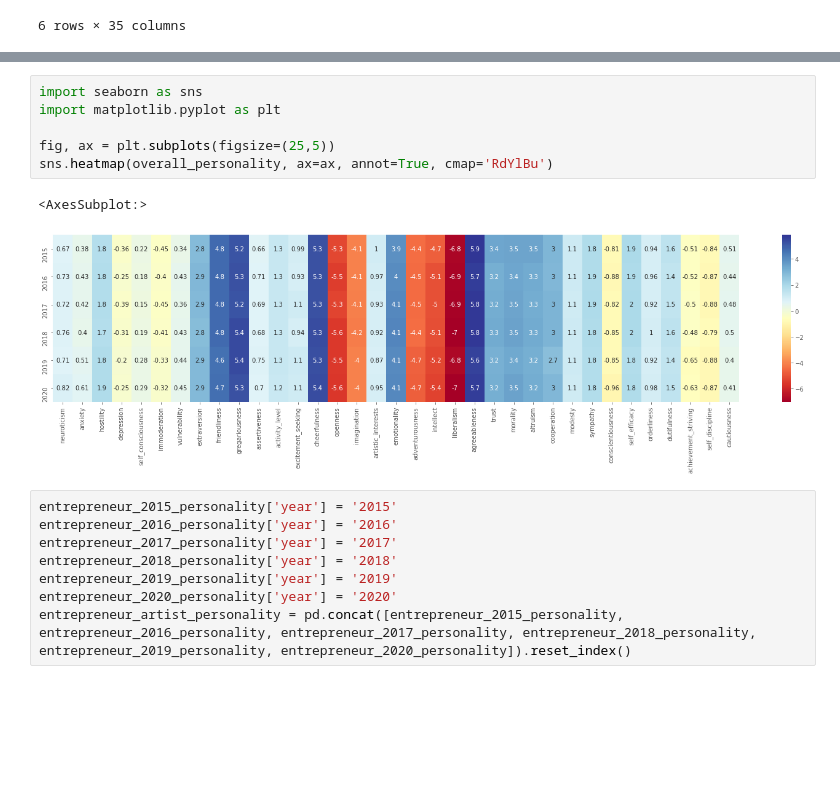
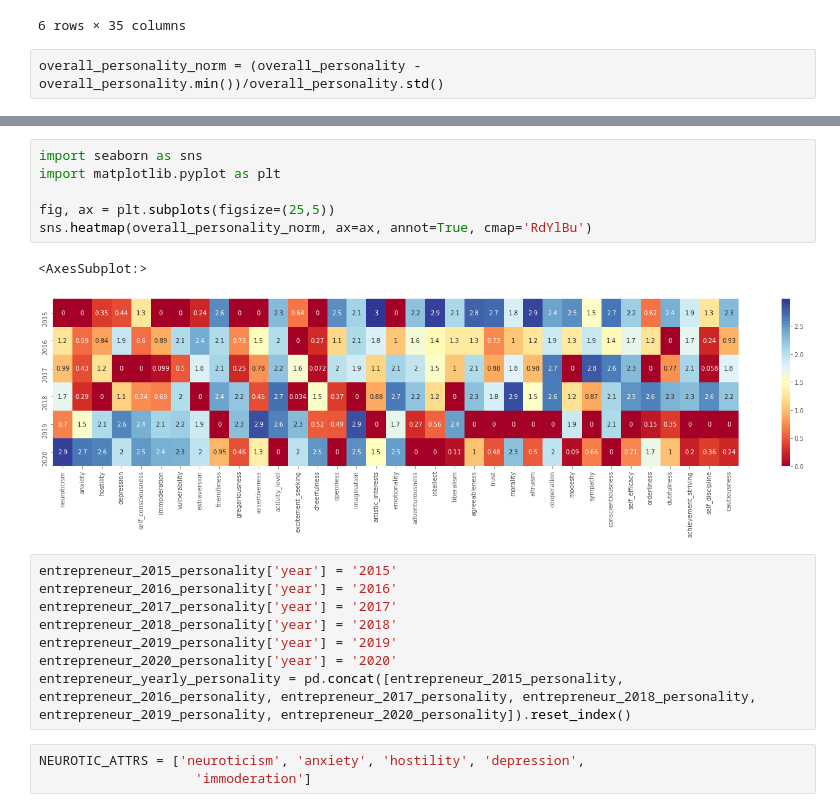
Before and after one commit to epfl-ada/ada-2021-project-madry, a Jupyter notebook: entrepreneur_yearwise_personality.ipynb, the cells around one changed output, grey strips where cells are left out. Cells and saved outputs as stored; diff of their text form; blank space fills up the shorter version.

Commit message:
two analysis for entrepreneurs

```diff
--- a/entrepreneur_yearwise_personality.ipynb
+++ b/entrepreneur_yearwise_personality.ipynb
@@ -212,3 +212,5 @@ overall_personality
 | 2019 | 0.706902 | 0.513089 | 1.830534 | -0.201088 | 0.282404 | -0.333110 | 0.437160 | ... |
 | 2020 | 0.824801 | 0.609525 | 1.852762 | -0.246164 | 0.289639 | -0.319602 | 0.445148 | ... |
 6 rows × 35 columns
+# %%
+overall_personality_norm = (overall_personality - overall_personality.min())/overall_personality.std()
@@ -215,12 +228,12 @@ overall_personality
 # %%
 import seaborn as sns
 import matplotlib.pyplot as plt
 
 fig, ax = plt.subplots(figsize=(25,5))
-sns.heatmap(overall_personality, ax=ax, annot=True, cmap='RdYlBu')
+sns.heatmap(overall_personality_norm, ax=ax, annot=True, cmap='RdYlBu')
 # %% [output]
 <AxesSubplot:>
-[figure, old version]
+[figure, new version]
 # %%
 entrepreneur_2015_personality['year'] = '2015'
 entrepreneur_2016_personality['year'] = '2016'
@@ -228,4 +241,7 @@ entrepreneur_2017_personality['year'] = '2017'
 entrepreneur_2018_personality['year'] = '2018'
 entrepreneur_2019_personality['year'] = '2019'
 entrepreneur_2020_personality['year'] = '2020'
-entrepreneur_artist_personality = pd.concat([entrepreneur_2015_personality, entrepreneur_2016_personality, entrepreneur_2017_personality, entrepreneur_2018_personality, entrepreneur_2019_personality, entrepreneur_2020_personality]).reset_index()
+entrepreneur_yearly_personality = pd.concat([entrepreneur_2015_personality, entrepreneur_2016_personality, entrepreneur_2017_personality, entrepreneur_2018_personality, entrepreneur_2019_personality, entrepreneur_2020_personality]).reset_index()
+# %%
+NEUROTIC_ATTRS = ['neuroticism', 'anxiety', 'hostility', 'depression',
+                    'immoderation']
```
Also changed, not shown: parts of 13 cells of this notebook, 1 other file.
